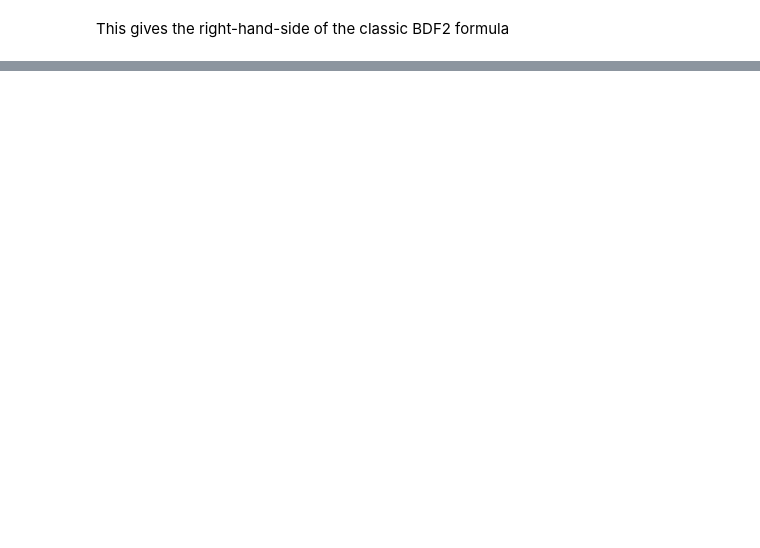
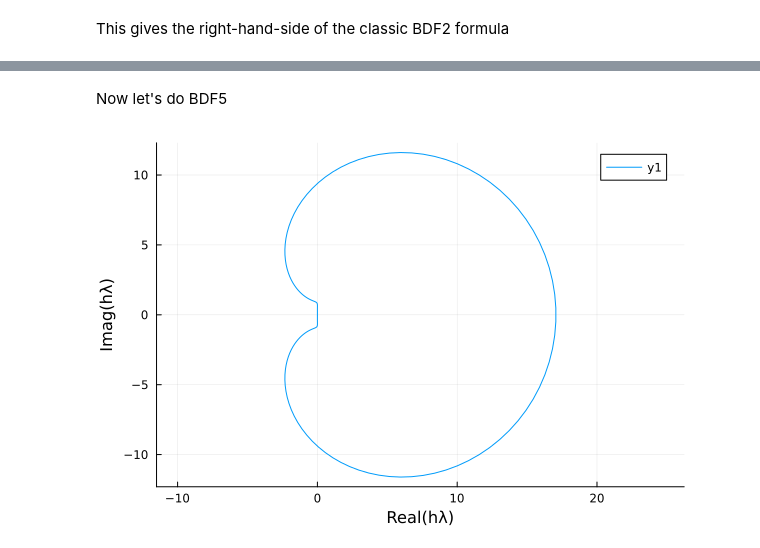
Before and after one commit to gu-meng451/2025FallExamples, a Jupyter notebook: 10-27/BDF.ipynb, the cells around one changed output, grey strips where cells are left out. Saved outputs shown, nothing was run; the diff lists cells and outputs as text; code cells hidden in the pictures; blank space fills up the shorter version.

```diff
--- a/10-27/BDF.ipynb
+++ b/10-27/BDF.ipynb
@@ -71,0 +97,2 @@ sympy.julia_code( hterms[1] ) |> println
+# %%
+σ, ω, θ, z = symbols("sigma omega theta z", real=true)
@@ -71,0 +109,7 @@ sympy.julia_code( hterms[1] ) |> println
+# %% [markdown]
+Now let's do BDF5
+# %%
+Z = (137 -300*z + 300*z^2 -200*z^3 +75*z^4 -12*z^5 ) / (60) |> subs(z => exp(1im * θ))
+plot(real(Z), imag(Z), 0, 2π, xlabel="Real(hλ)", ylabel="Imag(hλ)", aspect_ratio=:equal)
+# %% [output]
+[figure, added]
```
Also changed, not shown: parts of 15 cells of this notebook.
